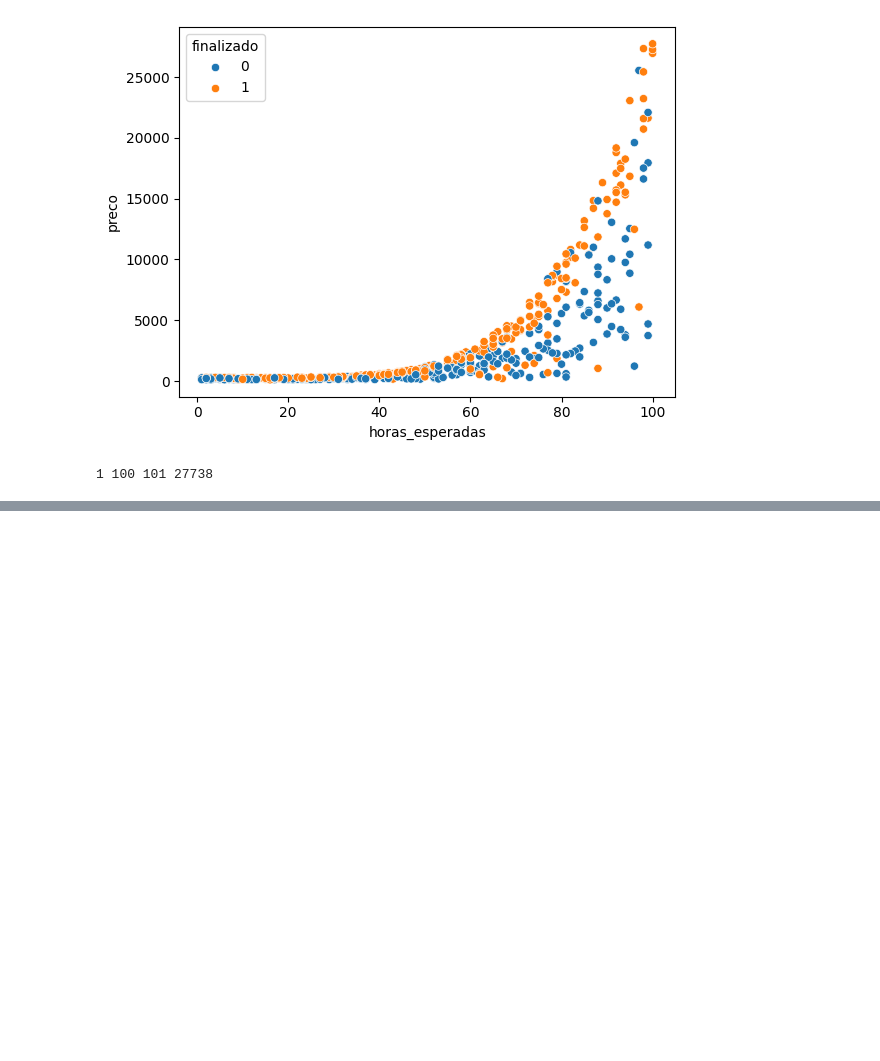
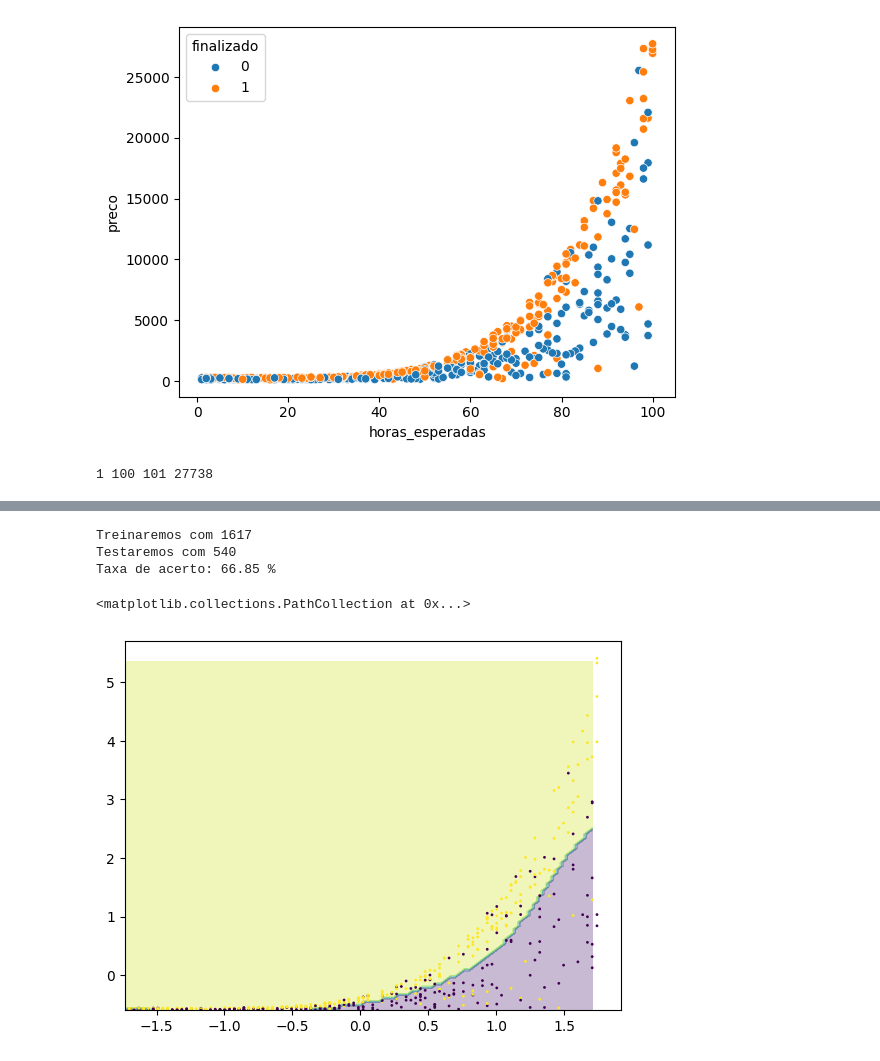
Before and after one commit to borgesds/Classificacao_SKLearn, a Jupyter notebook: proj_3.ipynb, the cells around one changed output, grey strips where cells are left out. Drawn from its saved outputs; the diff is of its cells as text; code cells hidden in the pictures; blank space fills up the shorter version.

```diff
--- a/proj_3.ipynb
+++ b/proj_3.ipynb
@@ -174,0 +239,72 @@ plt.scatter(teste_x.horas_esperadas, teste_x.preco, c=teste_y, s=1)
+# %%
+# vamos reescarlar tudo, porque o preço vai de 0 a 30000 e as horas de 0 a 100
+
+SEED = 5
+
+np.random.seed(SEED)
+
+raw_treino_x, raw_teste_x, treino_y, teste_y = train_test_split(x, y,
+                                                        test_size=0.25,
+                                                        stratify=y)
+
+print(f"Treinaremos com {len(treino_x)} \nTestaremos com {len(teste_x)}")
+
+# escalar e treinar
+scaler = StandardScaler()
+scaler.fit(raw_treino_x)
+treino_x = scaler.transform(raw_treino_x)
+teste_x = scaler.transform(raw_teste_x)
+
+
+# treinar o modelo com SVC
+model = SVC()
+model.fit(treino_x, treino_y)
+
+previsoes = model.predict(teste_x)
+
+# visualizar nossa acuracia
+taxa_de_acerto = accuracy(teste_y, previsoes)
+taxa_de_acerto = round(taxa_de_acerto, 4)
+
+print(f"Taxa de acerto: {taxa_de_acerto * 100} %")
+# %% [output]
+Treinaremos com 1617
+Testaremos com 540
+Taxa de acerto: 66.85 %
+# %%
+# o grafico anterior estão normal, nada de estranho na distribuição dos dados
+# então vamos para outra abordagem, vamos criar uma matrix
+
+# pegar a primeira e segunda coluna dos novo teste_x
+data_x = teste_x[:,0]
+data_y = teste_x[:,1]
+
+x_min = data_x.min()
+x_max = data_x.max()
+
+y_min = data_y.min()
+y_max = data_y.max()
+
+
+# dividir em 100 pedaços o eixo x
+pixels = 100
+
+# criar a matrix para pontos no grafico
+eixo_x = np.arange(x_min, x_max, (x_max - x_min) / pixels)
+eixo_y = np.arange(y_min, y_max, (y_max - y_min) / pixels)
+
+xx, yy = np.meshgrid(eixo_x, eixo_y)
+pontos = np.c_[xx.ravel(), yy.ravel()]
+
+# agora usar o modelo para prever esses pontos da matrix
+z = model.predict(pontos)
+
+# vamos redimencionar os 10 mil pontos criados para 100 x 100
+z = z.reshape(xx.shape)
+
+# grafico
+plt.contourf(xx, yy, z, alpha=0.3)
+plt.scatter(data_x, data_y, c=teste_y, s=1)
+# %% [output]
+<matplotlib.collections.PathCollection at 0x...>
+[figure, added]
```
Also changed, not shown: parts of 5 cells of this notebook.
